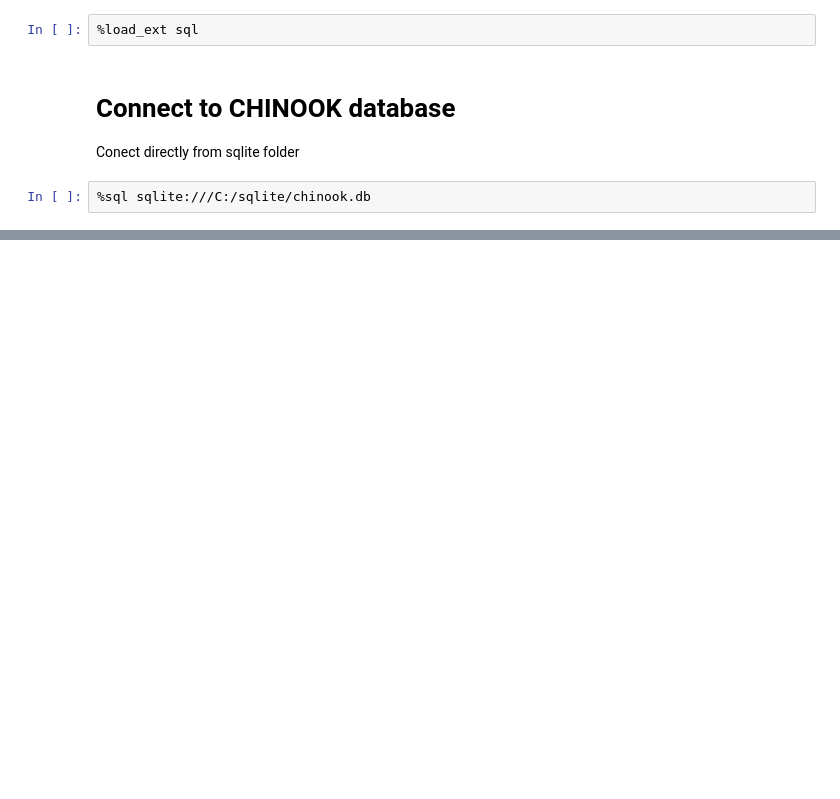
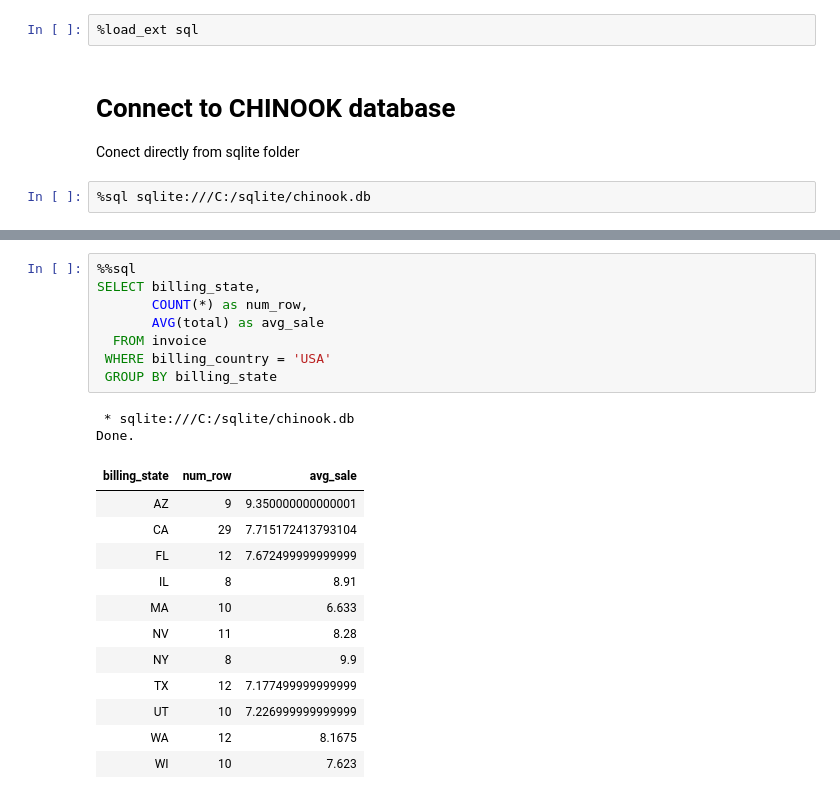
Before and after one commit to TomazFilgueira/Dq_Datascientist, a Jupyter notebook: 5 - Working with Datasources using SQL/5.2 - Summarizing Data in SQL/5.2.3 - Group Summary Statistics with SQL.ipynb, the cells around one changed output, grey strips where cells are left out. Drawn from its saved outputs; the diff is of its cells as text; blank space fills up the shorter version.

```diff
--- a/5 - Working with Datasources using SQL/5.2 - Summarizing Data in SQL/5.2.3 - Group Summary Statistics with SQL.ipynb
+++ b/5 - Working with Datasources using SQL/5.2 - Summarizing Data in SQL/5.2.3 - Group Summary Statistics with SQL.ipynb
@@ -24,0 +200,23 @@ Done.
+# %%
+%%sql
+SELECT billing_state,
+       COUNT(*) as num_row,
+       AVG(total) as avg_sale
+  FROM invoice
+ WHERE billing_country = 'USA'
+ GROUP BY billing_state
+# %% [output]
+ * sqlite:///C:/sqlite/chinook.db
+Done.
+| billing_state | num_row | avg_sale |
+| AZ | 9 | 9.350000000000001 |
+| CA | 29 | 7.715172413793104 |
+| FL | 12 | 7.672499999999999 |
+| IL | 8 | 8.91 |
+| MA | 10 | 6.633 |
+| NV | 11 | 8.28 |
+| NY | 8 | 9.9 |
+| TX | 12 | 7.177499999999999 |
+| UT | 10 | 7.226999999999999 |
+| WA | 12 | 8.1675 |
+| WI | 10 | 7.623 |
```
Also changed, not shown: parts of 18 cells of this notebook.
